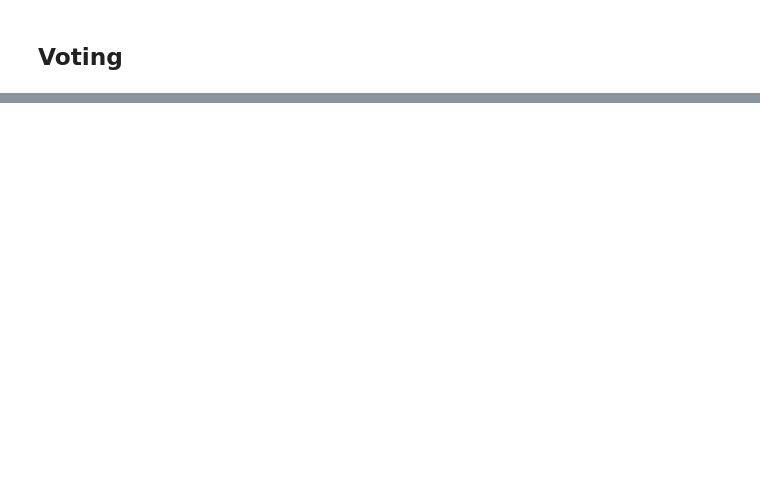
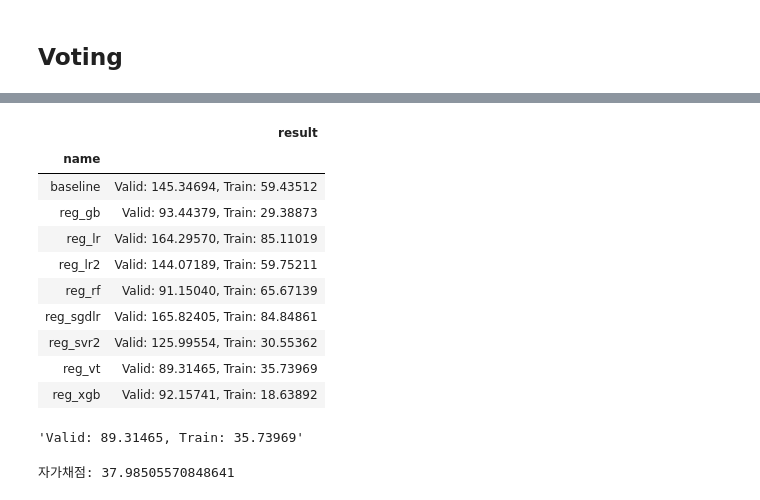
Before and after one commit to sunkusun9/DS_lv3_2610, a Jupyter notebook: sec_ds_lv3_prob3_kaggle.ipynb, the cells around one changed output, grey strips where cells are left out. Saved outputs shown, nothing was run; the diff lists cells and outputs as text; code cells hidden in the pictures; blank space fills up the shorter version.

```diff
--- a/sec_ds_lv3_prob3_kaggle.ipynb
+++ b/sec_ds_lv3_prob3_kaggle.ipynb
@@ -526,0 +720,27 @@ eval_model('reg_vt', reg_vt)
+# %%
+from sklearn.ensemble import VotingRegressor
+reg_vt = VotingRegressor([
+    #('reg_svr2', reg_svr),
+    ('reg_xgb', reg_xgb),
+    ('reg_gb', reg_gb),
+    ('reg_rf', reg_rf)
+])
+eval_model('reg_vt', reg_vt)
+# %% [output]
+|  | result |
+| name |  |
+| baseline | Valid: 145.34694, Train: 59.43512 |
+| reg_gb | Valid: 93.44379, Train: 29.38873 |
+| reg_lr | Valid: 164.29570, Train: 85.11019 |
+| reg_lr2 | Valid: 144.07189, Train: 59.75211 |
+| reg_rf | Valid: 91.15040, Train: 65.67139 |
+| reg_sgdlr | Valid: 165.82405, Train: 84.84861 |
+| reg_svr2 | Valid: 125.99554, Train: 30.55362 |
+| reg_vt | Valid: 89.31465, Train: 35.73969 |
+| reg_xgb | Valid: 92.15741, Train: 18.63892 |
+'Valid: 89.31465, Train: 35.73969'
+# %%
+prd = select_model(reg_vt)
+print("자가채점: {}".format(mean_absolute_error(s_kaggle_ans, prd)))
+# %% [output]
+자가채점: 37.98505570848641
```
Also changed, not shown: parts of 15 cells of this notebook.
